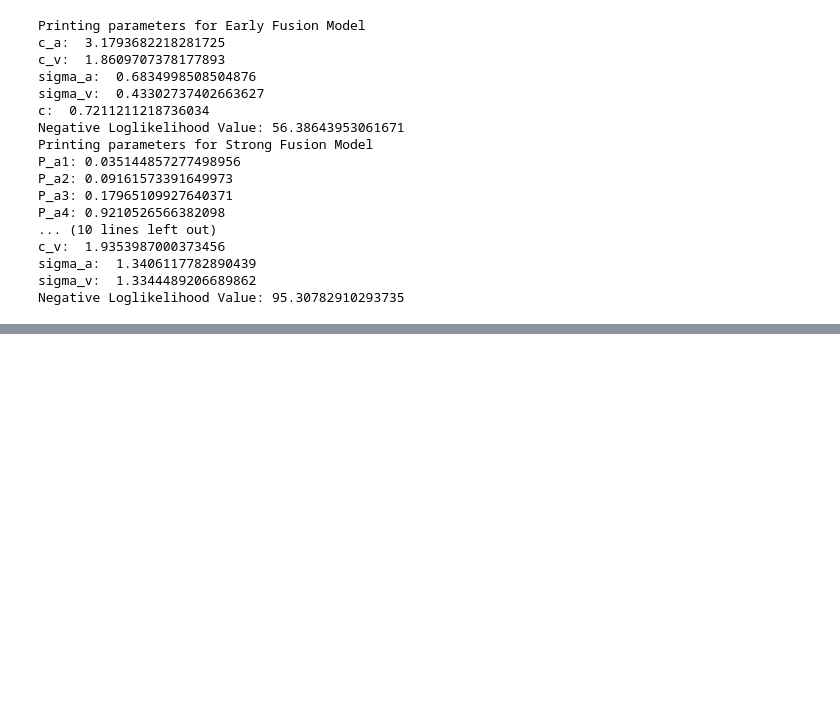
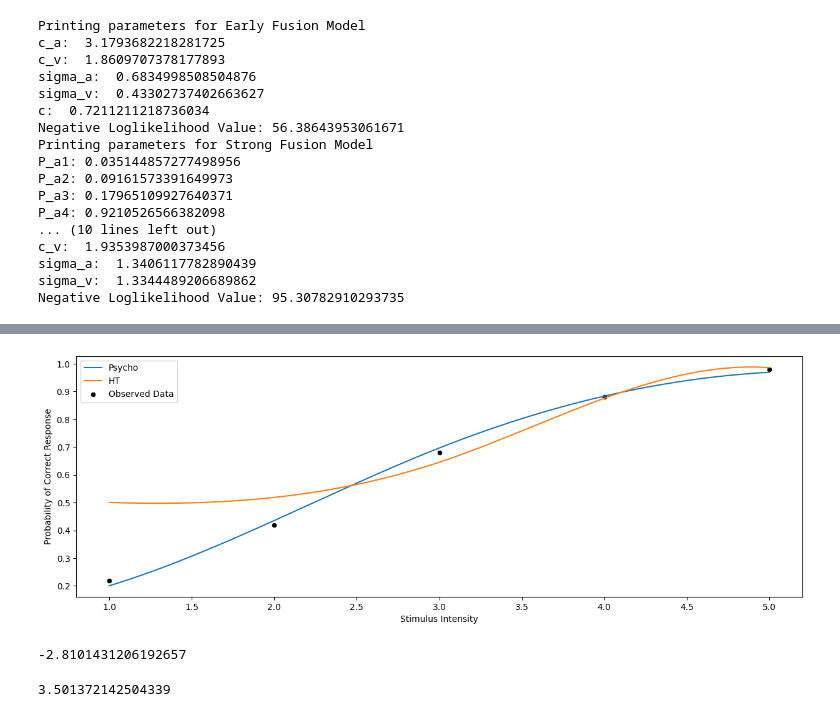
Before and after one commit to s180820/02458_Cognitive_Modelling, a Jupyter notebook: Exam/playground.ipynb, the cells around one changed output, grey strips where cells are left out. Saved outputs shown, nothing was run; the diff lists cells and outputs as text; code cells hidden in the pictures; blank space fills up the shorter version.

```diff
--- a/Exam/playground.ipynb
+++ b/Exam/playground.ipynb
@@ -137,0 +155,27 @@ Negative Loglikelihood Value: 95.30782910293735
+# %%
+psycho = PsychoMetric(np.array([1,2,3,4,5]), np.array([11, 21, 34, 44, 49]), 50, p_guess=1/2)
+# %%
+psycho.plot_psycho([3, 1])
+# %% [output]
+[figure, added]
+# %%
+n_trials = 50
+#rebin 2-5
+tp = 4
+fp = 46
+fn = 2
+tn = 48
+
+norm.ppf(tp/n_trials)-norm.ppf(fp/n_trials)
+# %% [output]
+-2.8101431206192657
+# %%
+#rebin 1-4
+tp = 48
+fp = 2
+fn = 24
+tn = 26
+
+norm.ppf(tp/n_trials)-norm.ppf(fp/n_trials)
+# %% [output]
+3.501372142504339
```
Also changed, not shown: parts of 4 cells of this notebook, 1 other file.
